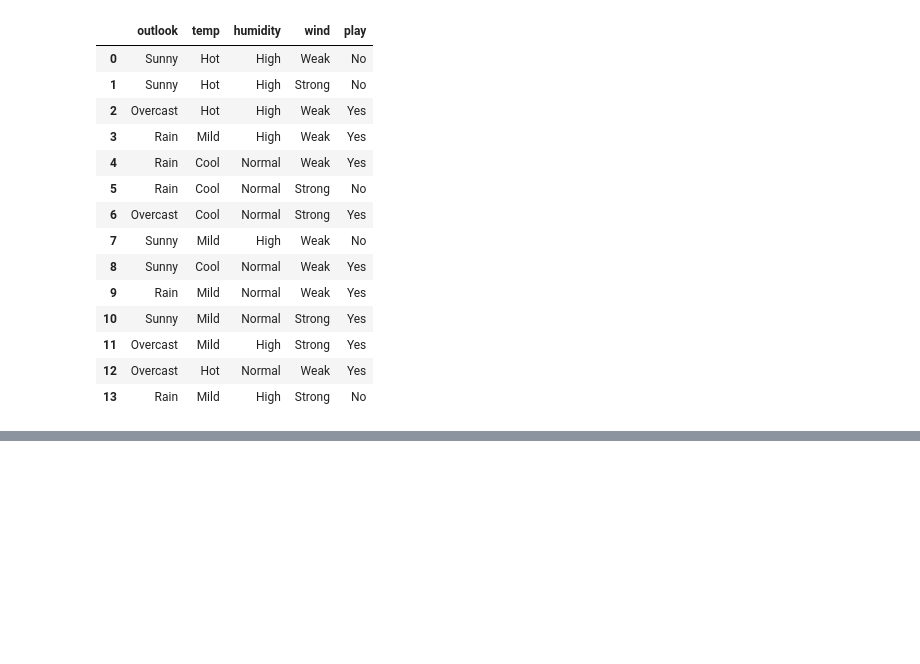
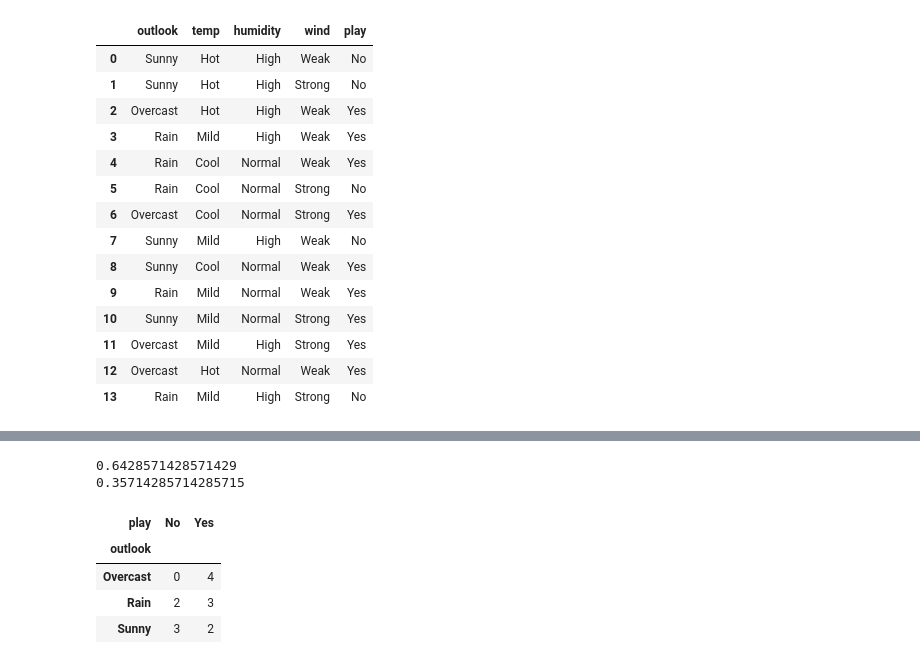
Before and after one commit to blackwithwhitegreen/ML-files, a Jupyter notebook: Niave.ipynb, the cells around one changed output, grey strips where cells are left out. Cells and saved outputs as stored; diff of their text form; code cells hidden in the pictures; blank space fills up the shorter version.

```diff
--- a/Niave.ipynb
+++ b/Niave.ipynb
@@ -67,0 +101,16 @@ df
+# %%
+print(py)
+print(pn)
+# %% [output]
+0.6428571428571429
+0.35714285714285715
+# %%
+# Outlook
+
+pd.crosstab(df['outlook'],df['play'])
+# %% [output]
+| play | No | Yes |
+| outlook |  |  |
+| Overcast | 0 | 4 |
+| Rain | 2 | 3 |
+| Sunny | 3 | 2 |
```
Also changed, not shown: parts of 17 cells of this notebook.
